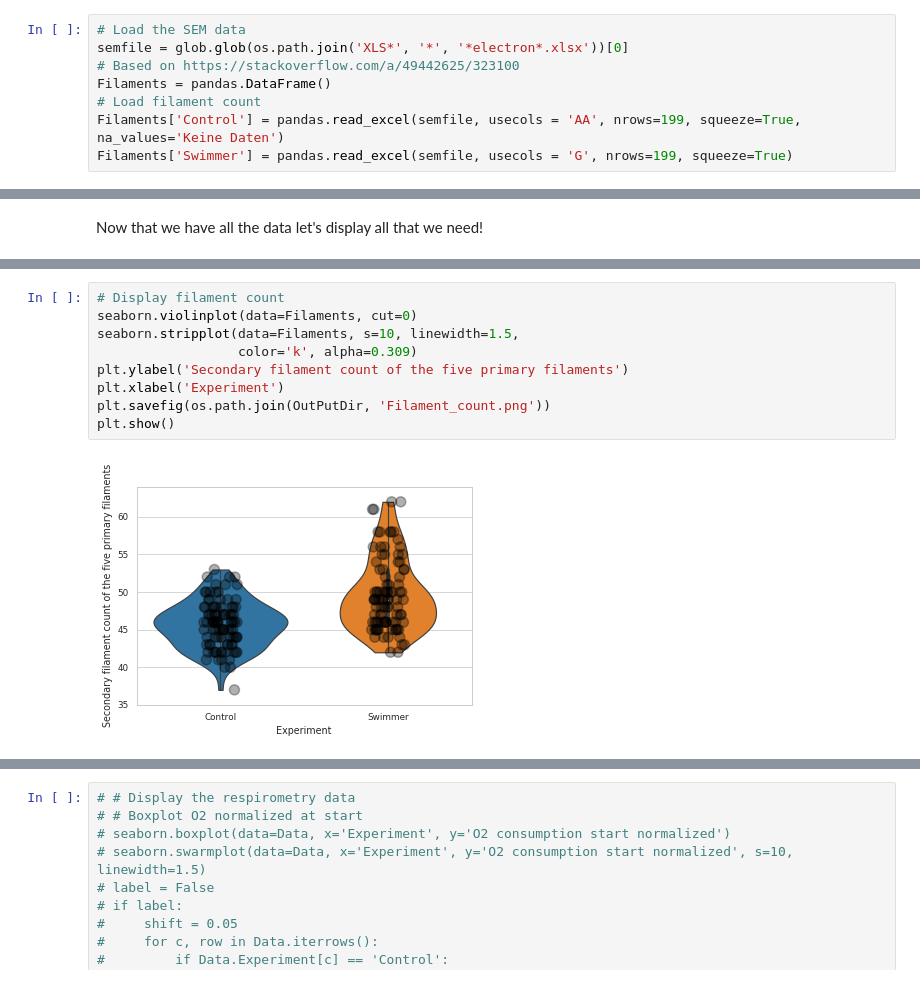
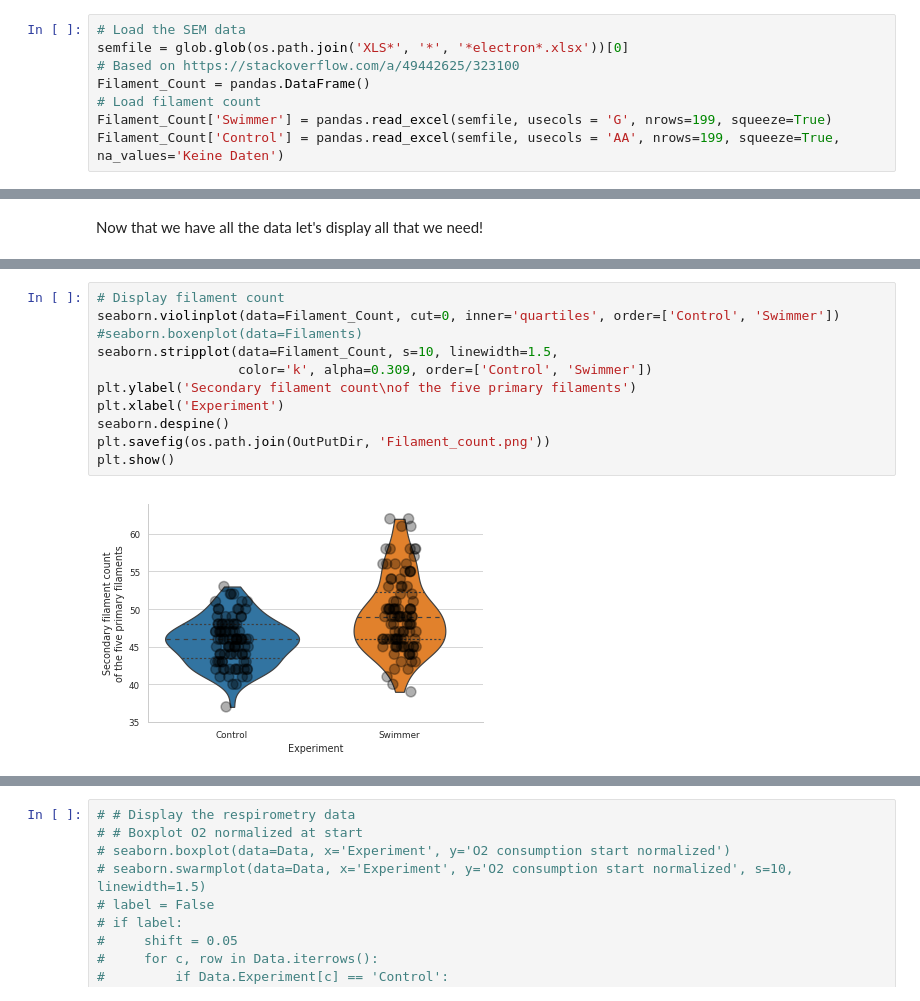
Before and after one commit to habi/Zebra-Fish-Gills, a Jupyter notebook: Gills-Analysis.ipynb, the cells around one changed output, grey strips where cells are left out. Drawn from its saved outputs; the diff is of its cells as text.

Commit message:
Discussion about new plots. Implementation

```diff
--- a/Gills-Analysis.ipynb
+++ b/Gills-Analysis.ipynb
@@ -195,7 +223,7 @@ Data['O2 consumption end normalized'] = pandas.concat([o2_norm_end], ignore_inde
 # Load the SEM data
 semfile = glob.glob(os.path.join('XLS*', '*', '*electron*.xlsx'))[0]
 # Based on https://stackoverflow.com/a/49442625/323100
-Filaments = pandas.DataFrame()
+Filament_Count = pandas.DataFrame()
 # Load filament count
-Filaments['Control'] = pandas.read_excel(semfile, usecols = 'AA', nrows=199, squeeze=True, na_values='Keine Daten')
-Filaments['Swimmer'] = pandas.read_excel(semfile, usecols = 'G', nrows=199, squeeze=True)
+Filament_Count['Swimmer'] = pandas.read_excel(semfile, usecols = 'G', nrows=199, squeeze=True)
+Filament_Count['Control'] = pandas.read_excel(semfile, usecols = 'AA', nrows=199, squeeze=True, na_values='Keine Daten')
@@ -1197,11 +1261,13 @@ plt.show()
 # %%
 # Display filament count
-seaborn.violinplot(data=Filaments, cut=0)
-seaborn.stripplot(data=Filaments, s=10, linewidth=1.5,
-                  color='k', alpha=0.309)
-plt.ylabel('Secondary filament count of the five primary filaments')
+seaborn.violinplot(data=Filament_Count, cut=0, inner='quartiles', order=['Control', 'Swimmer'])
+#seaborn.boxenplot(data=Filaments)
+seaborn.stripplot(data=Filament_Count, s=10, linewidth=1.5,
+                  color='k', alpha=0.309, order=['Control', 'Swimmer'])
+plt.ylabel('Secondary filament count\nof the five primary filaments')
 plt.xlabel('Experiment')
+seaborn.despine()
 plt.savefig(os.path.join(OutPutDir, 'Filament_count.png'))
 plt.show()
 # %% [output]
-[figure, old version]
+[figure, new version]
```
Also changed, not shown: parts of 25 cells of this notebook.
